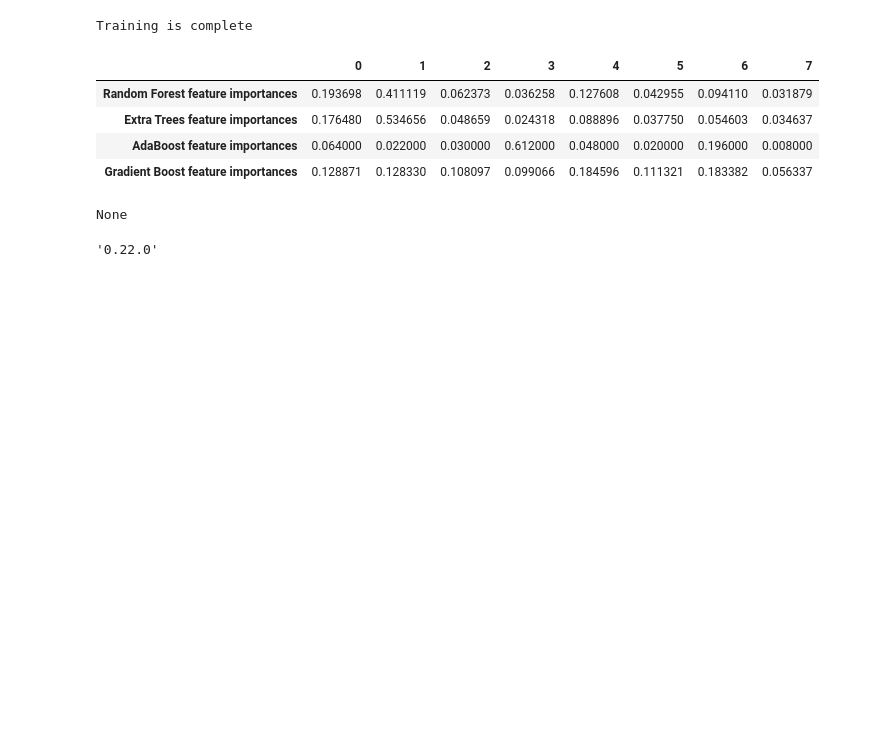
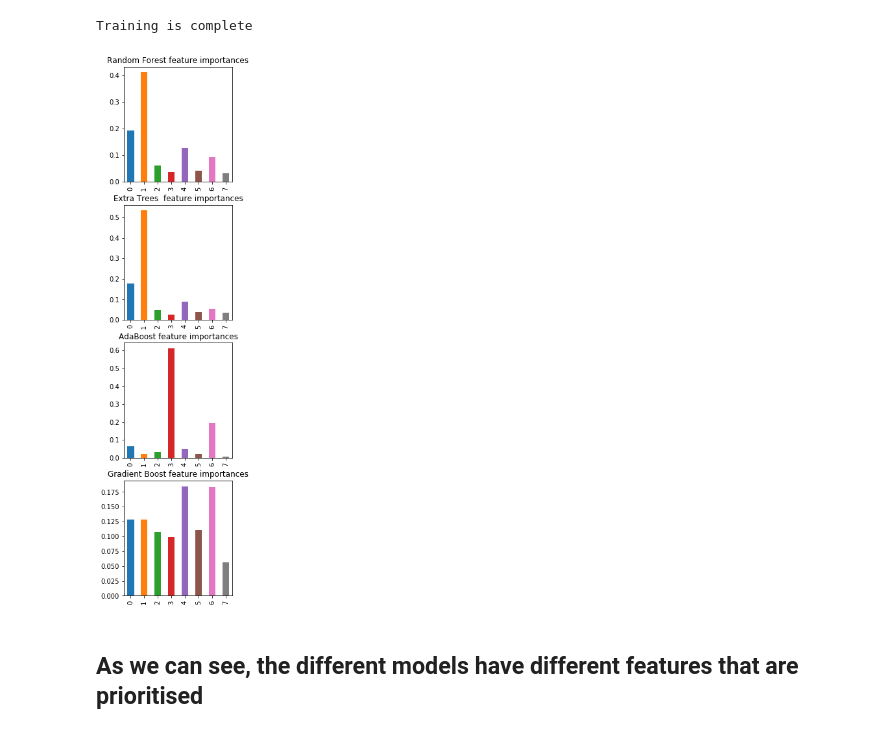
Before and after one commit to pengnam/kaggle-titanic, a Jupyter notebook: titanic.ipynb, the cells around one changed output. Cells and saved outputs as stored; diff of their text form; code cells hidden in the pictures; blank space fills up the shorter version.

```diff
--- a/titanic.ipynb
+++ b/titanic.ipynb
@@ -310,22 +312,12 @@ feature_dataframe = pd.DataFrame.from_dict( {
      'Extra Trees  feature importances': et_features,
       'AdaBoost feature importances': ada_features,
     'Gradient Boost feature importances': gb_features
-    }, orient='index')
+    }, orient='index').transpose()
-# %%
-feature_dataframe
-
-#feature_dataframe.plot(type='scatter')
-# %% [output]
-|  | 0 | 1 | 2 | 3 | 4 | 5 | 6 | 7 |
-| Random Forest feature importances | 0.193698 | 0.411119 | 0.062373 | 0.036258 | 0.127608 | 0.042955 | 0.094110 | 0.031879 |
-| Extra Trees feature importances | 0.176480 | 0.534656 | 0.048659 | 0.024318 | 0.088896 | 0.037750 | 0.054603 | 0.034637 |
-| AdaBoost feature importances | 0.064000 | 0.022000 | 0.030000 | 0.612000 | 0.048000 | 0.020000 | 0.196000 | 0.008000 |
-| Gradient Boost feature importances | 0.128871 | 0.128330 | 0.108097 | 0.099066 | 0.184596 | 0.111321 | 0.183382 | 0.056337 |
-# %%
-print(et_features)
-# %% [output]
-None
-# %%
-pd.__version__
-# %% [output]
-'0.22.0'
+# %%
+fig, axes = plt.subplots(nrows=len(feature_dataframe.keys()), ncols=1, figsize=(3,15))
+for i, key in enumerate(feature_dataframe.keys()):
+    feature_dataframe[key].plot(kind='bar',ax=axes[i], title=key)
+# %% [output]
+[figure, added]
+# %% [markdown]
+## As we can see, the different models have different features that are prioritised
```
Also changed, not shown: parts of 7 cells of this notebook.
